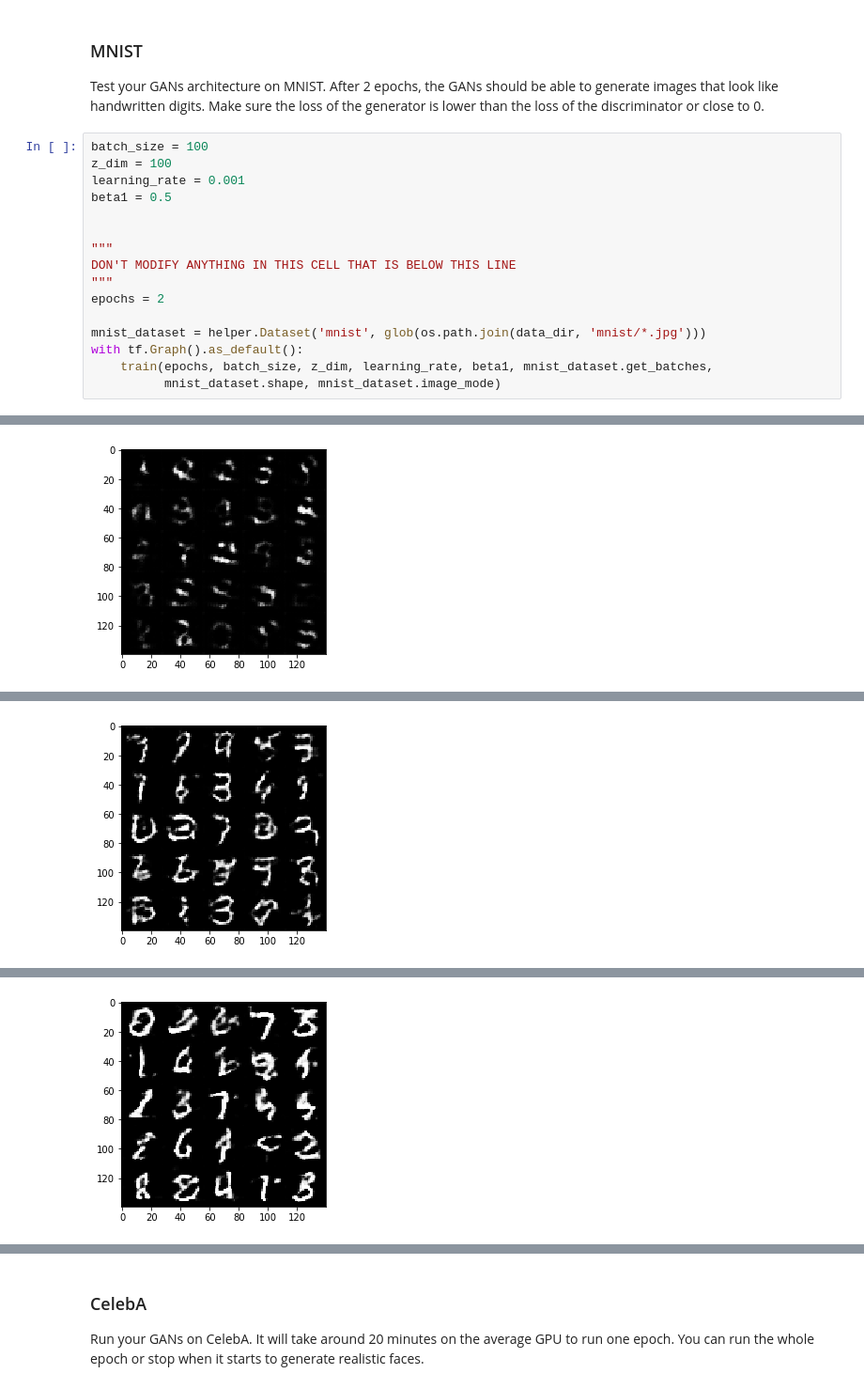
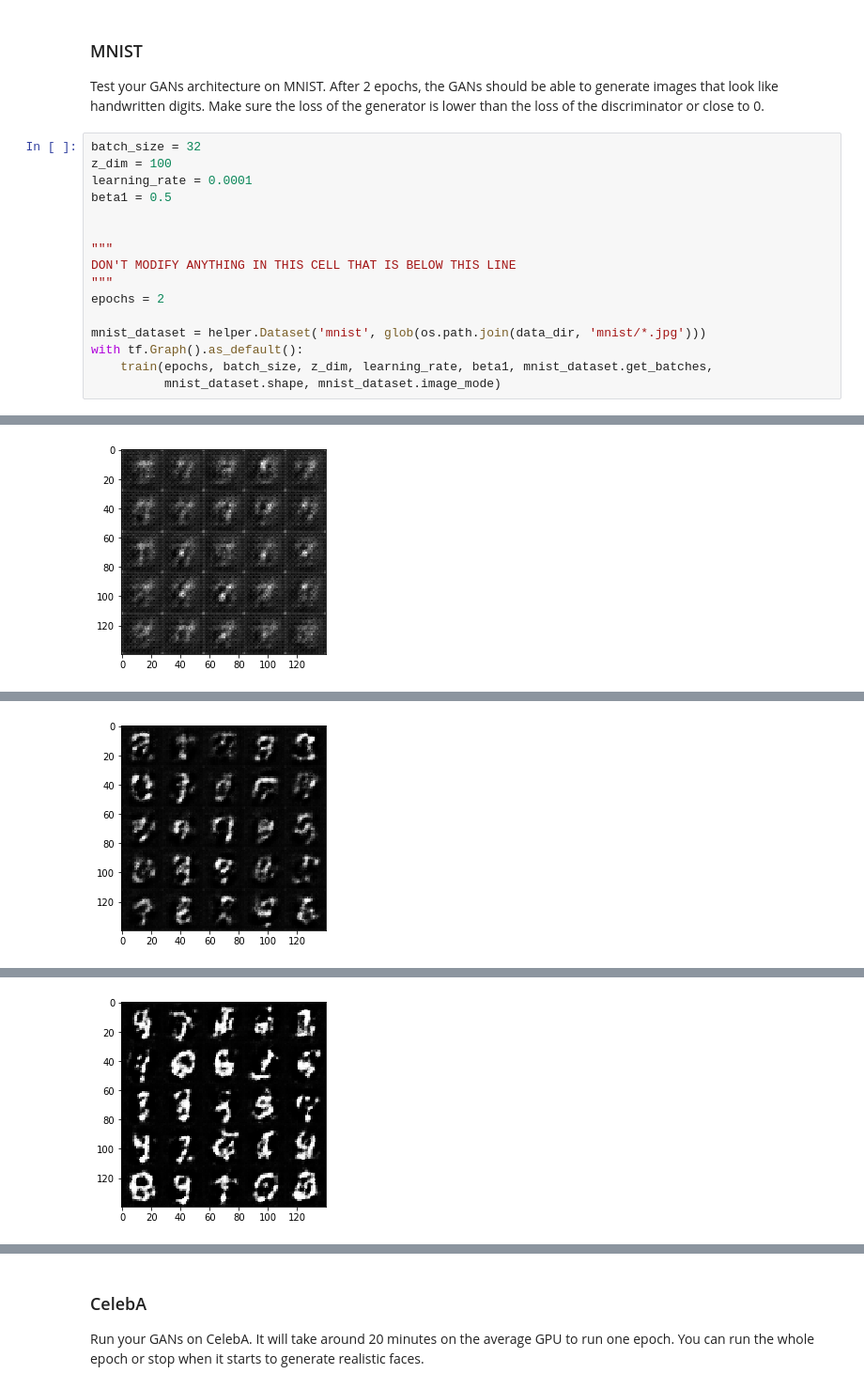
Before and after one commit to naderchehab/dl-project5-face-generation, a Jupyter notebook: dlnd_face_generation.ipynb, the cells around one changed output, grey strips where cells are left out. Shown at 94% size. Cells and saved outputs as stored; diff of their text form.

```diff
--- a/dlnd_face_generation.ipynb
+++ b/dlnd_face_generation.ipynb
@@ -345,9 +346,9 @@ def train(epoch_count, batch_size, z_dim, learning_rate, beta1, get_batches, dat
 ### MNIST
 Test your GANs architecture on MNIST.  After 2 epochs, the GANs should be able to generate images that look like handwritten digits.  Make sure the loss of the generator is lower than the loss of the discriminator or close to 0.
 # %%
-batch_size = 100
+batch_size = 32
 z_dim = 100
-learning_rate = 0.001
+learning_rate = 0.0001
 beta1 = 0.5
 
 
@@ -366 +367 @@ Epoch 1/2 Step 200... Discriminator Loss: 1.6972... Generator Loss: 0.35
-[figure, old version]
+[figure, new version]
@@ -369 +370 @@ Epoch 1/2 Step 400... Discriminator Loss: 1.4858... Generator Loss: 0.48
-[figure, old version]
+[figure, new version]
@@ -372 +373 @@ Epoch 1/2 Step 600... Discriminator Loss: 1.1784... Generator Loss: 0.74
-[figure, old version]
+[figure, new version]
```
Also changed, not shown: parts of 3 cells of this notebook, 1 other file.
